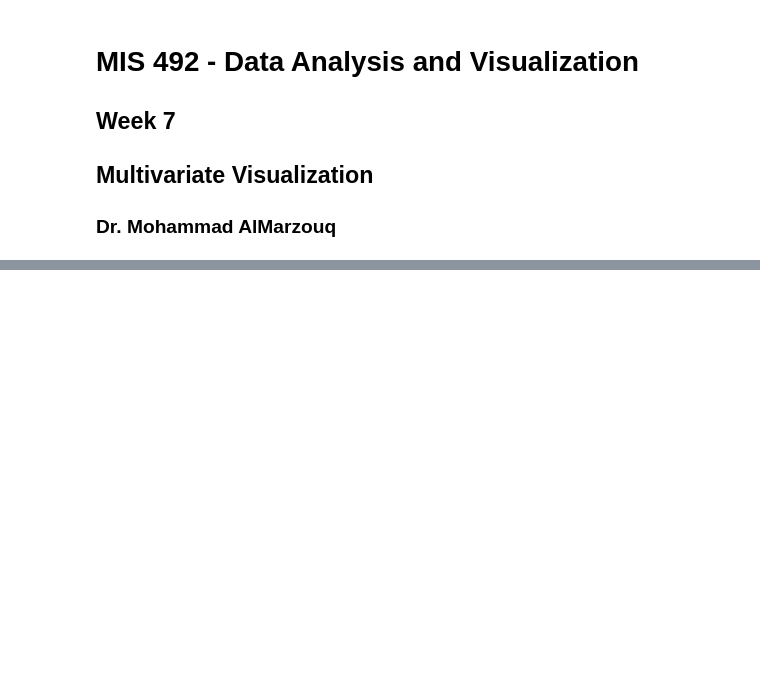
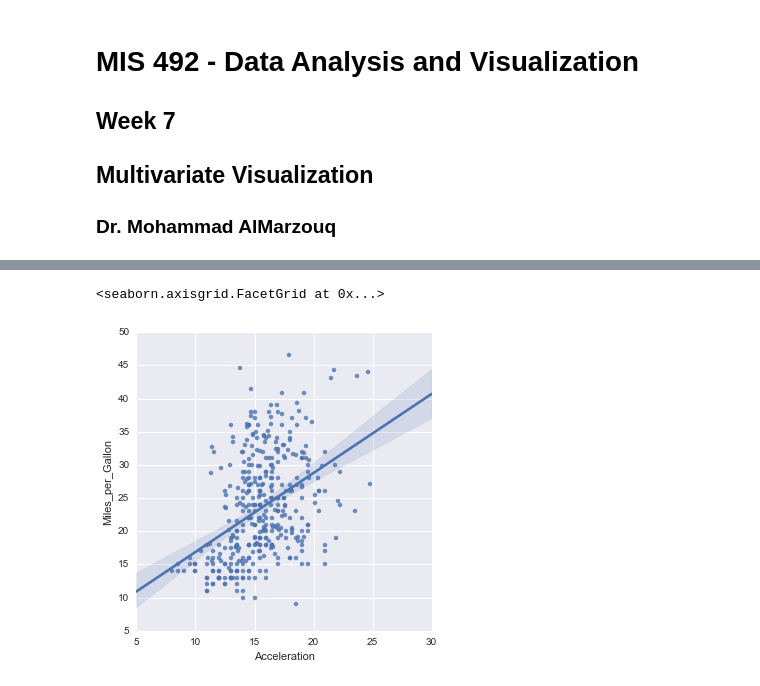
Before and after one commit to malmarz/pandas, a Jupyter notebook: spring2018/week7.ipynb, the cells around one changed output, grey strips where cells are left out. Saved outputs shown, nothing was run; the diff lists cells and outputs as text; code cells hidden in the pictures; blank space fills up the shorter version.

```diff
--- a/spring2018/week7.ipynb
+++ b/spring2018/week7.ipynb
@@ -27,0 +52,6 @@ cars_df = pd.read_json("https://github.com/vega/vega-datasets/raw/gh-pages/data/
+# %%
+# Seaborn can also fit a regression line to show the direction of the relation
+sns.lmplot(x='Acceleration', y='Miles_per_Gallon', data=cars_df)
+# %% [output]
+<seaborn.axisgrid.FacetGrid at 0x...>
+[figure, added]
```
Also changed, not shown: parts of 30 cells of this notebook, 10 other files.
